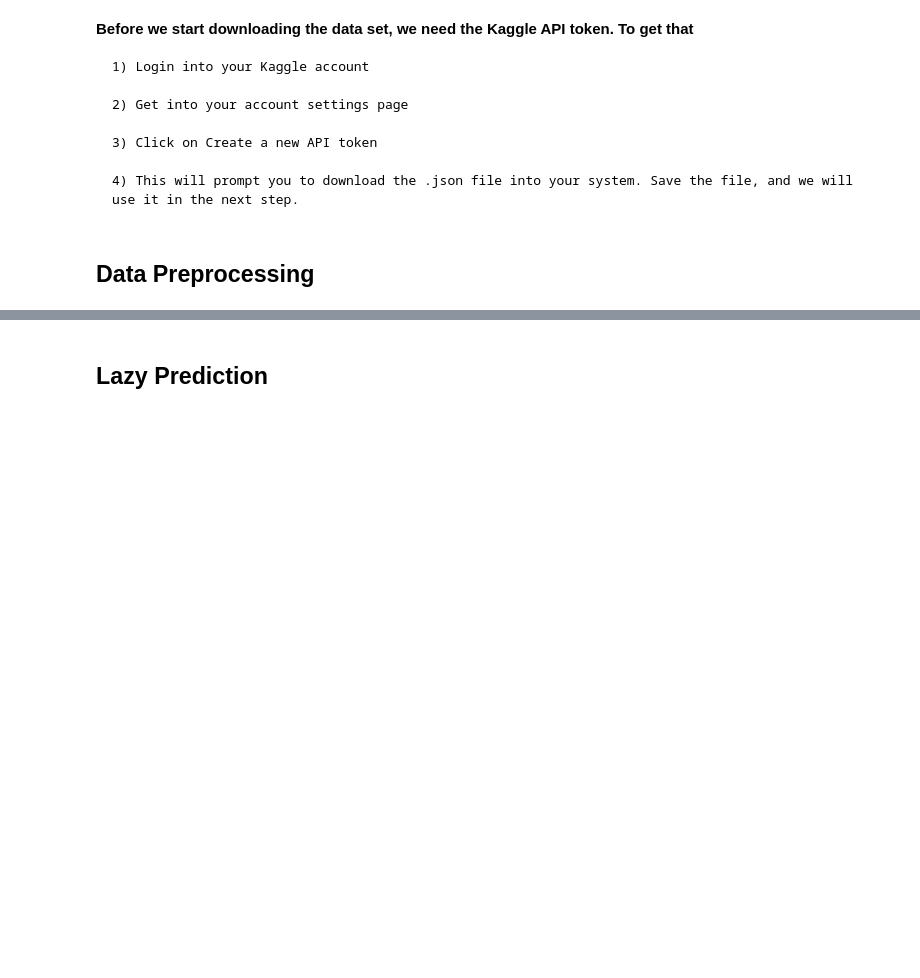
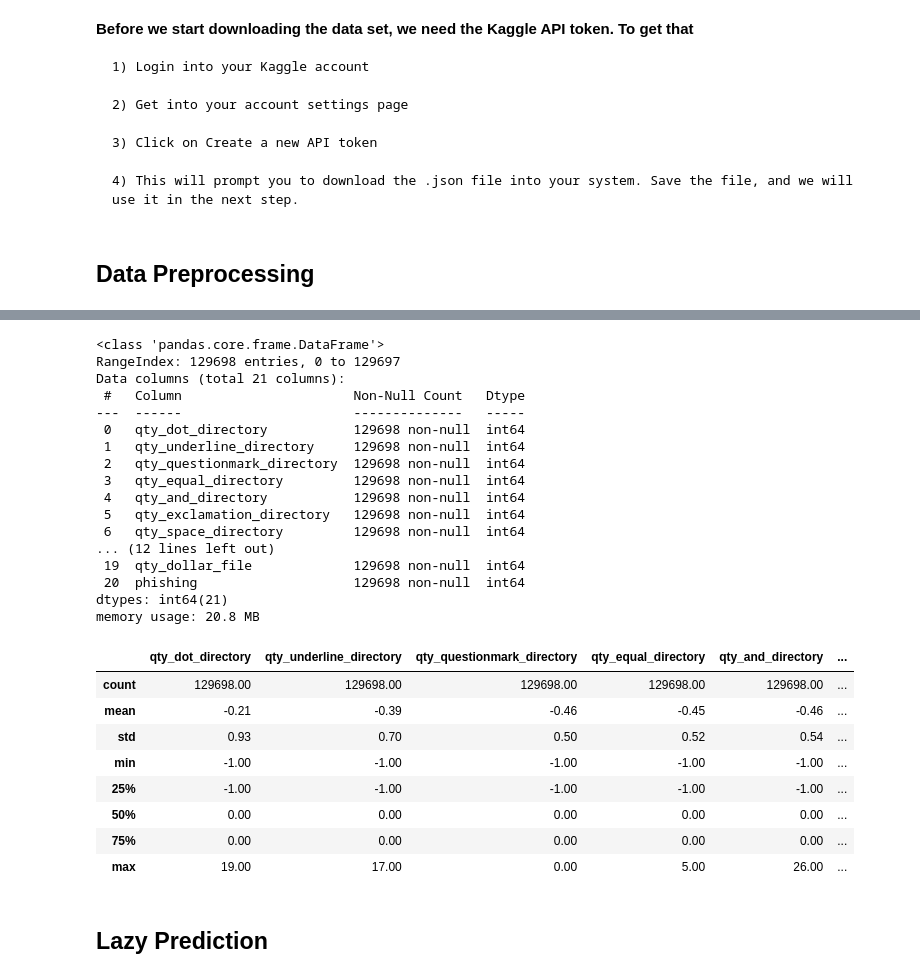
Before and after one commit to Oliverzhang0314/dsa4263-fraud-detection, a Jupyter notebook: notebooks/main.ipynb, the cells around one changed output, grey strips where cells are left out. Saved outputs shown, nothing was run; the diff lists cells and outputs as text; code cells hidden in the pictures; blank space fills up the shorter version.

```diff
--- a/notebooks/main.ipynb
+++ b/notebooks/main.ipynb
@@ -110,3 +130,37 @@ Further feature selection could be done after evaluating feature importance
+# %%
+# Experiment: What would the performance be after performing feature selection?
+# could take ~ 30 secs
+data_with_feature_selection = preprocess_with_feature_selection(data, topk = 20)
+# %%
+data_with_feature_selection.info()
+data_with_feature_selection.describe()
+# %% [output]
+<class 'pandas.core.frame.DataFrame'>
+RangeIndex: 129698 entries, 0 to 129697
+Data columns (total 21 columns):
+ #   Column                      Non-Null Count   Dtype
+---  ------                      --------------   -----
+ 0   qty_dot_directory           129698 non-null  int64
+ 1   qty_underline_directory     129698 non-null  int64
+ 2   qty_questionmark_directory  129698 non-null  int64
+ 3   qty_equal_directory         129698 non-null  int64
+ 4   qty_and_directory           129698 non-null  int64
+ 5   qty_exclamation_directory   129698 non-null  int64
+ 6   qty_space_directory         129698 non-null  int64
+... (12 lines left out)
+ 19  qty_dollar_file             129698 non-null  int64
+ 20  phishing                    129698 non-null  int64
+dtypes: int64(21)
+memory usage: 20.8 MB
+|  | qty_dot_directory | qty_underline_directory | qty_questionmark_directory | qty_equal_directory | qty_and_directory | ... |
+| count | 129698.00 | 129698.00 | 129698.00 | 129698.00 | 129698.00 | ... |
+| mean | -0.21 | -0.39 | -0.46 | -0.45 | -0.46 | ... |
+| std | 0.93 | 0.70 | 0.50 | 0.52 | 0.54 | ... |
+| min | -1.00 | -1.00 | -1.00 | -1.00 | -1.00 | ... |
+| 25% | -1.00 | -1.00 | -1.00 | -1.00 | -1.00 | ... |
+| 50% | 0.00 | 0.00 | 0.00 | 0.00 | 0.00 | ... |
+| 75% | 0.00 | 0.00 | 0.00 | 0.00 | 0.00 | ... |
+| max | 19.00 | 17.00 | 0.00 | 5.00 | 26.00 | ... |
 # %% [markdown]
 ## Lazy Prediction
 # %% [markdown]
```
Also changed, not shown: parts of 12 cells of this notebook, 6 other files.
